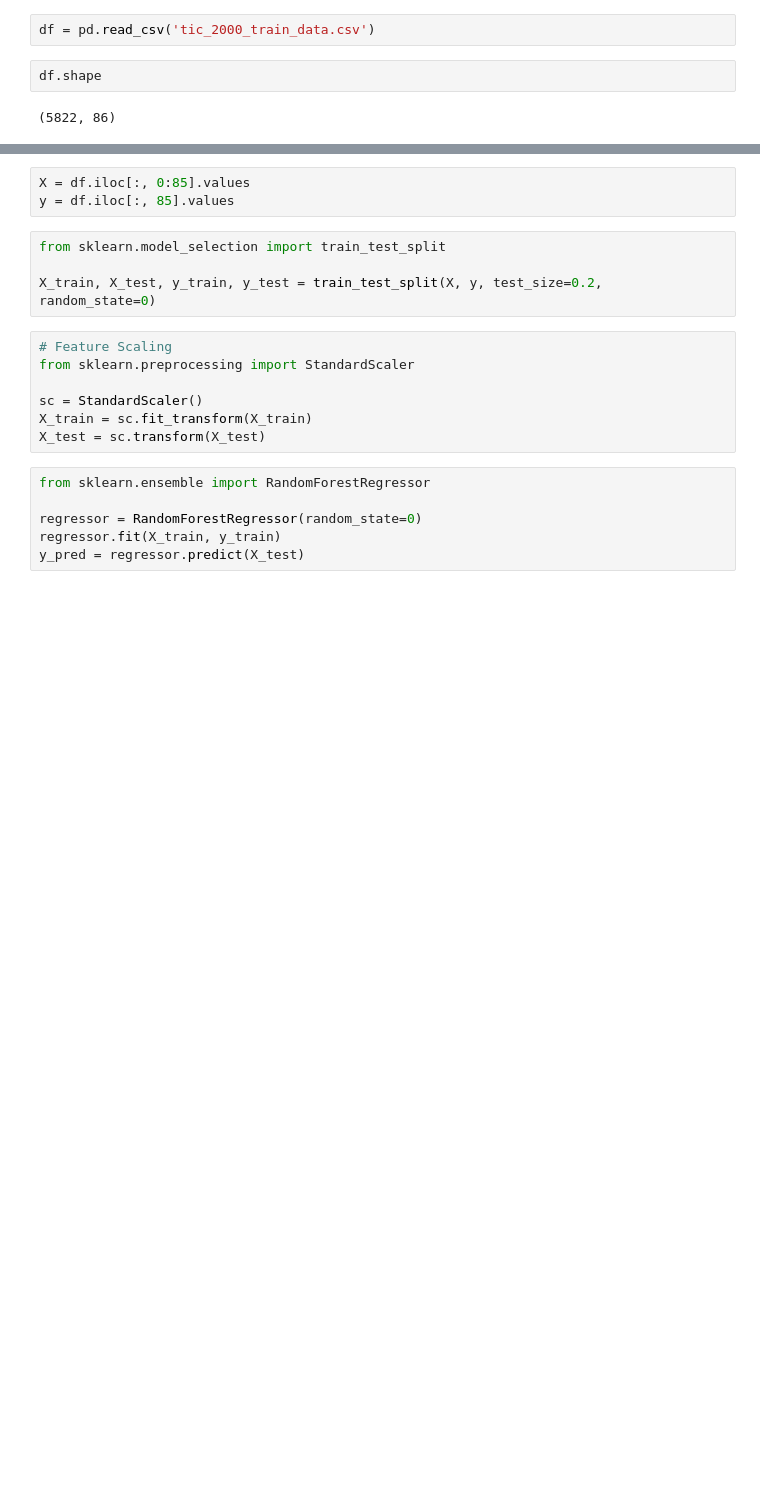
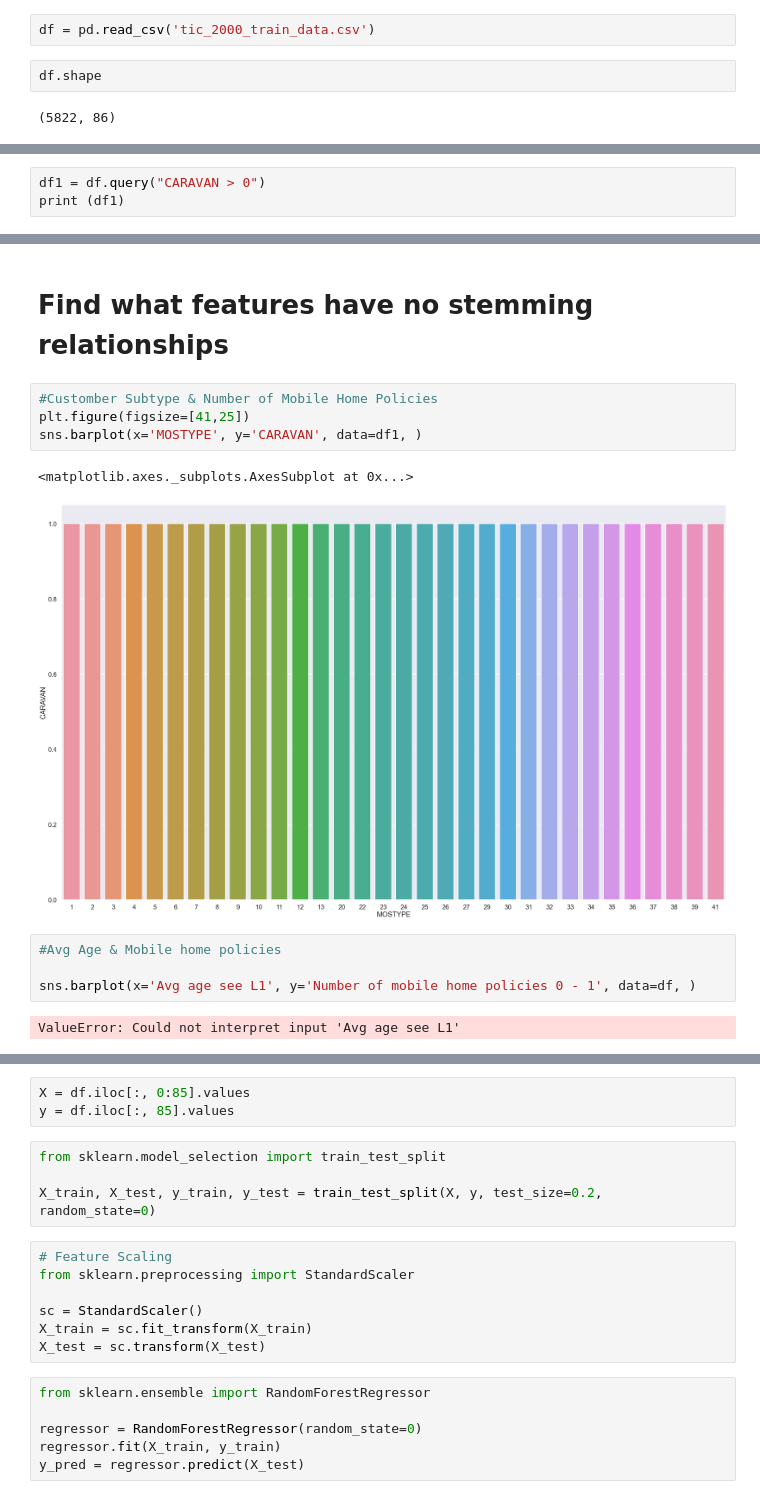
Before and after one commit to ebitdad7/insurance_project, a Jupyter notebook: Training_data.ipynb, the cells around one changed output, grey strips where cells are left out. Saved outputs shown, nothing was run; the diff lists cells and outputs as text; blank space fills up the shorter version.

```diff
--- a/Training_data.ipynb
+++ b/Training_data.ipynb
@@ -31,0 +143,3 @@ df.head()
+# %%
+df1 = df.query("CARAVAN > 0")
+print (df1)
@@ -31,0 +243,15 @@ df.head()
+# %% [markdown]
+# Find what features have no stemming relationships
+# %%
+#Customber Subtype & Number of Mobile Home Policies
+plt.figure(figsize=[41,25])
+sns.barplot(x='MOSTYPE', y='CARAVAN', data=df1, )
+# %% [output]
+<matplotlib.axes._subplots.AxesSubplot at 0x...>
+[figure, added]
+# %%
+#Avg Age & Mobile home policies
+
+sns.barplot(x='Avg age see L1', y='Number of mobile home policies 0 - 1', data=df, )
+# %% [output]
+ValueError: Could not interpret input 'Avg age see L1'
```
Also changed, not shown: parts of 23 cells of this notebook, 1 other file.
